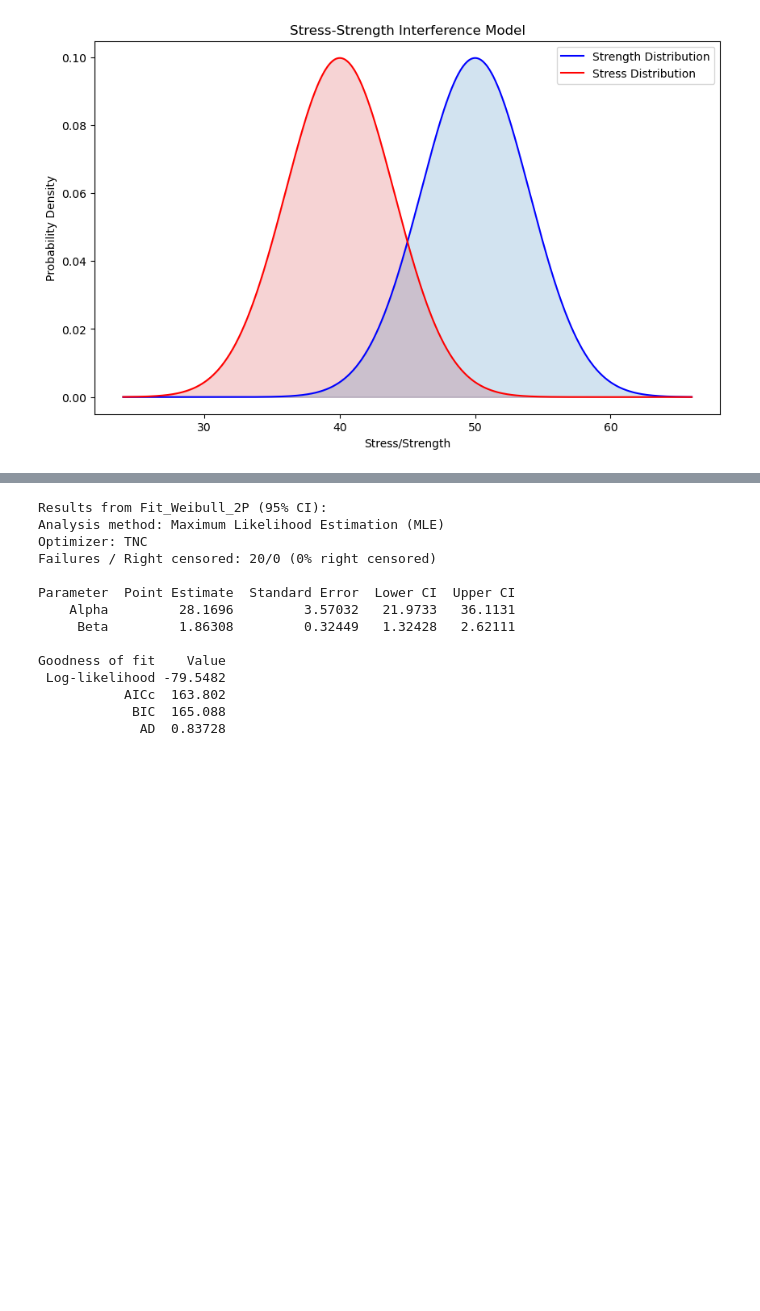
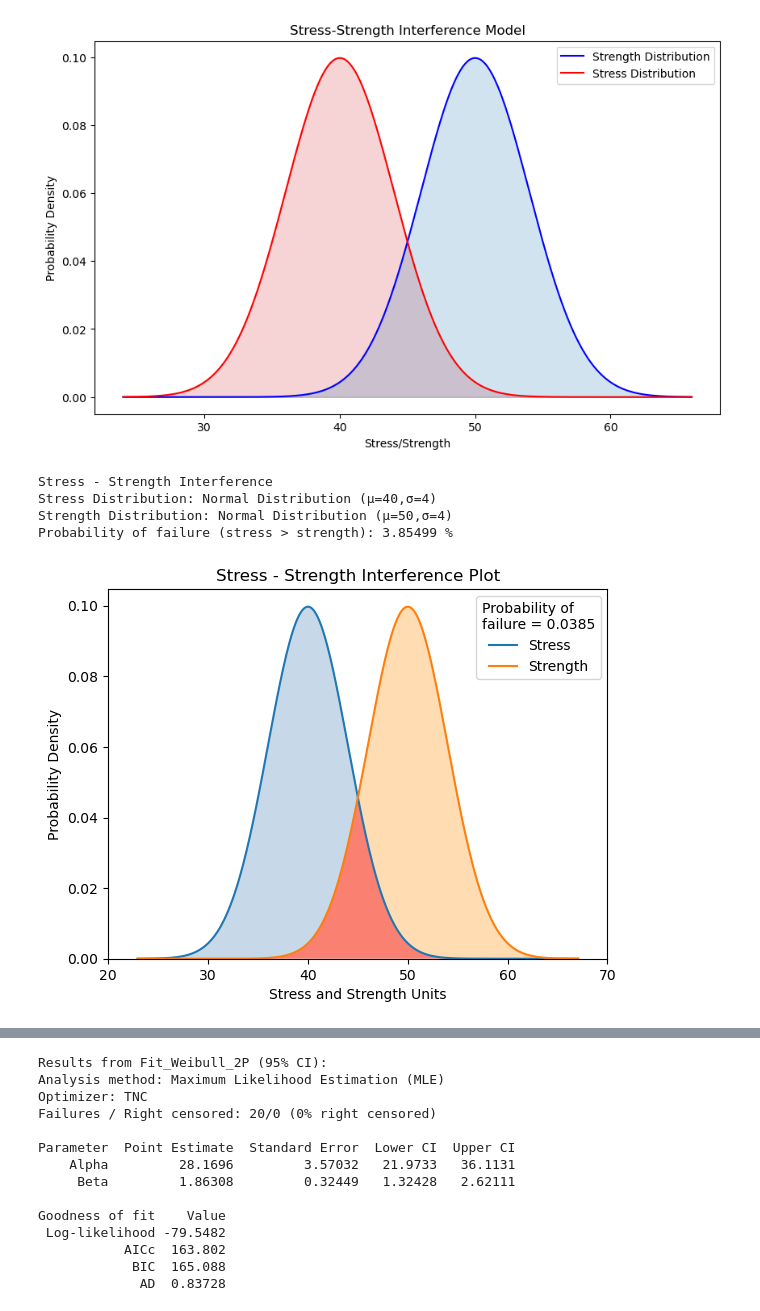
Before and after one commit to noriskworld/robust, a Jupyter notebook: robust.ipynb, the cells around one changed output, grey strips where cells are left out. Saved outputs shown, nothing was run; the diff lists cells and outputs as text; code cells hidden in the pictures; blank space fills up the shorter version.

```diff
--- a/robust.ipynb
+++ b/robust.ipynb
@@ -256,3 +248,18 @@ ssa.plot_distributions()
 Probability of failure (Monte Carlo simulation): 0.038524
 Probability of failure (normal equation): 0.038550
 [figure]
+# %%
+from reliability import Distributions
+from reliability.Other_functions import stress_strength_normal
+
+stress = Distributions.Normal_Distribution(mu=40,sigma=4)
+strength = Distributions.Normal_Distribution(mu=50,sigma=4)
+stress_strength_normal(stress=stress, strength=strength)
+plt.xlim(20,70)
+plt.show()
+# %% [output]
+Stress - Strength Interference
+Stress Distribution: Normal Distribution (μ=40,σ=4)
+Strength Distribution: Normal Distribution (μ=50,σ=4)
+Probability of failure (stress > strength): 3.85499 %
+[figure, added]
```
Also changed, not shown: parts of 10 cells of this notebook, 1 other file.
